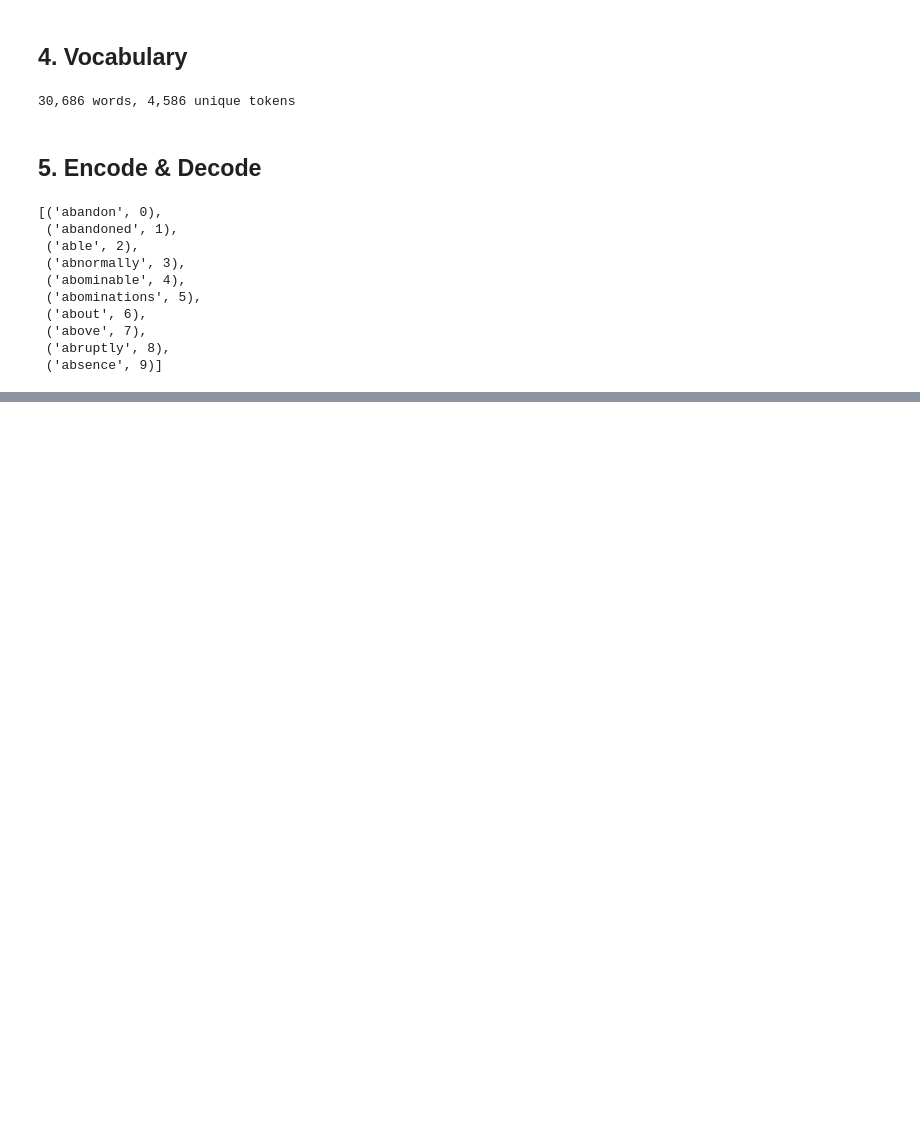
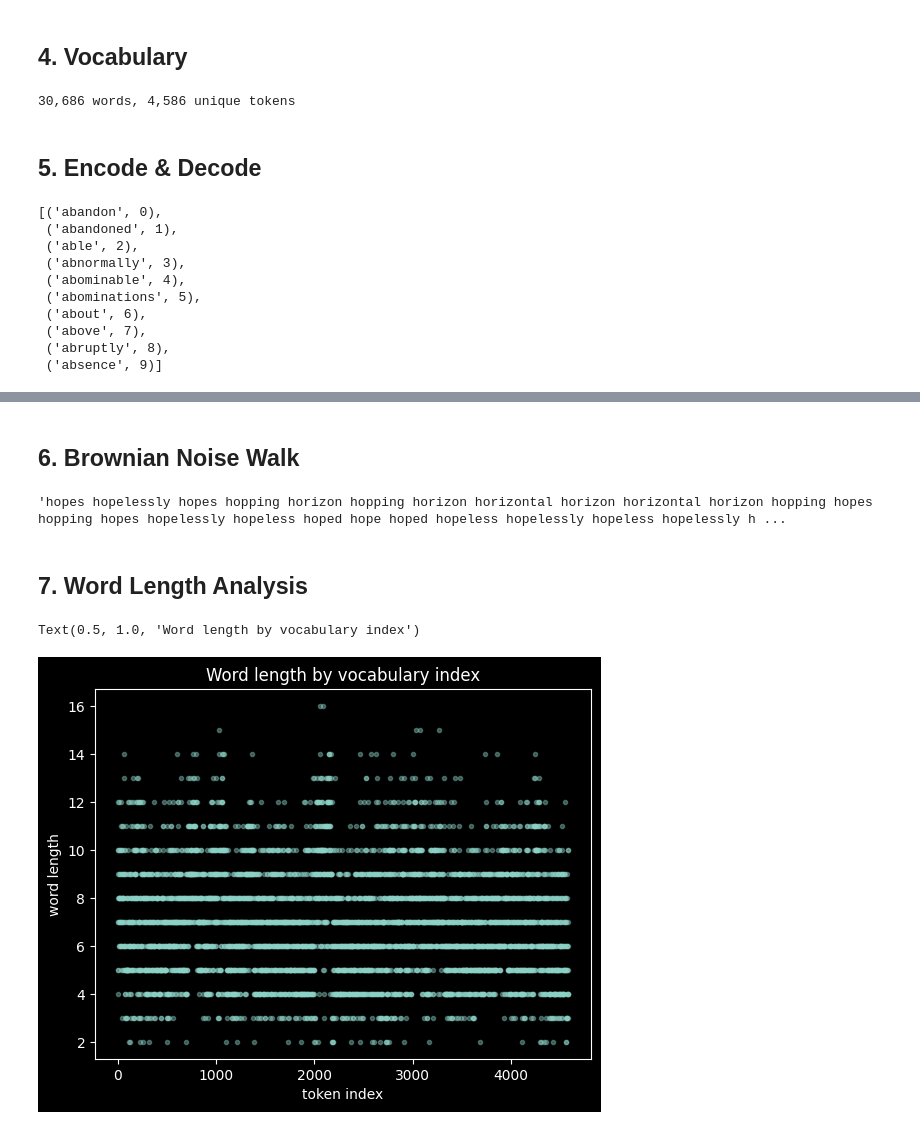
Before and after one commit to wfrigo/Spielplatz-LLM, a Jupyter notebook: preparing_text.ipynb, the cells around one changed output, grey strips where cells are left out. Saved outputs shown, nothing was run; the diff lists cells and outputs as text; code cells hidden in the pictures; blank space fills up the shorter version.

```diff
--- a/preparing_text.ipynb
+++ b/preparing_text.ipynb
@@ -22,27 +37,18 @@ Downloaded 182,973 characters
 # %%
-# Trim Gutenberg header/footer
-start = text.find('*** START OF THE PROJECT GUTENBERG')
-end   = text.find('*** END OF THE PROJECT GUTENBERG')
-text  = text[text.index('\n', start):end]
-
-# Normalize: line endings and emphasis markers, then drop non-ASCII
-# (this cleanly handles curly quotes, em-dashes, etc. without hardcoding them)
-text = text.replace('\r\n', '\n').replace('_', ' ')
-text = re.sub(r'[^\x00-\x7F]+', ' ', text)
-text = re.sub(r'\d+', '', text)
-text = re.sub(r'\s+', ' ', text).lower().strip()
-
+text = clean_text(text)
 text[:500]
 # %% [output]
 'the time machine an invention by h. g. wells contents i introduction ii the machine iii the time traveller returns iv time travelling v in the golden age vi the sunset of mankind vii a sudden shock v ...
 # %% [markdown]
 ## 3. Tokenize
+# %%
+def tokenize(text):
+    words = re.split(r'[^a-z]+', text)
+    return [w for w in words if len(w) > 1]
 # %%
-# Split on anything non-alphabetic; text is already lowercased so [^a-z] catches all separators
-words = re.split(r'[^a-z]+', text)
-words = [w for w in words if len(w) > 1]
+words  = tokenize(text)
+nWords = len(words)
 
-nWords = len(words)
 print(f'{nWords:,} total words')
 words[:20]
 # %% [output]
@@ -123,0 +153,2 @@ Decoded:  of the nights of our acquaintance including the last night
+# %% [markdown]
+## 6. Brownian Noise Walk
@@ -123,0 +163,20 @@ Decoded:  of the nights of our acquaintance including the last night
+# %%
+noisy_sample = generate_brownian_noise(29)
+initial_token = np.random.randint(abs(min(noisy_sample)), len(vocab))
+noisy_tokens  = [x + initial_token for x in noisy_sample]
+decode_unk(noisy_tokens)
+# %% [output]
+'hopes hopelessly hopes hopping horizon hopping horizon horizontal horizon horizontal horizon hopping hopes hopping hopes hopelessly hopeless hoped hope hoped hopeless hopelessly hopeless hopelessly h ...
+# %% [markdown]
+## 7. Word Length Analysis
+# %%
+word_vocab_len = np.array([len(w) for w in vocab])
+word_text_len = np.array([len(w) for w in words])
+# %%
+plt.plot(word_vocab_len, 'o', markersize=3, alpha=0.4)
+plt.xlabel('token index')
+plt.ylabel('word length')
+plt.title('Word length by vocabulary index')
+# %% [output]
+Text(0.5, 1.0, 'Word length by vocabulary index')
+[figure, added]
```
Also changed, not shown: parts of 16 cells of this notebook.
